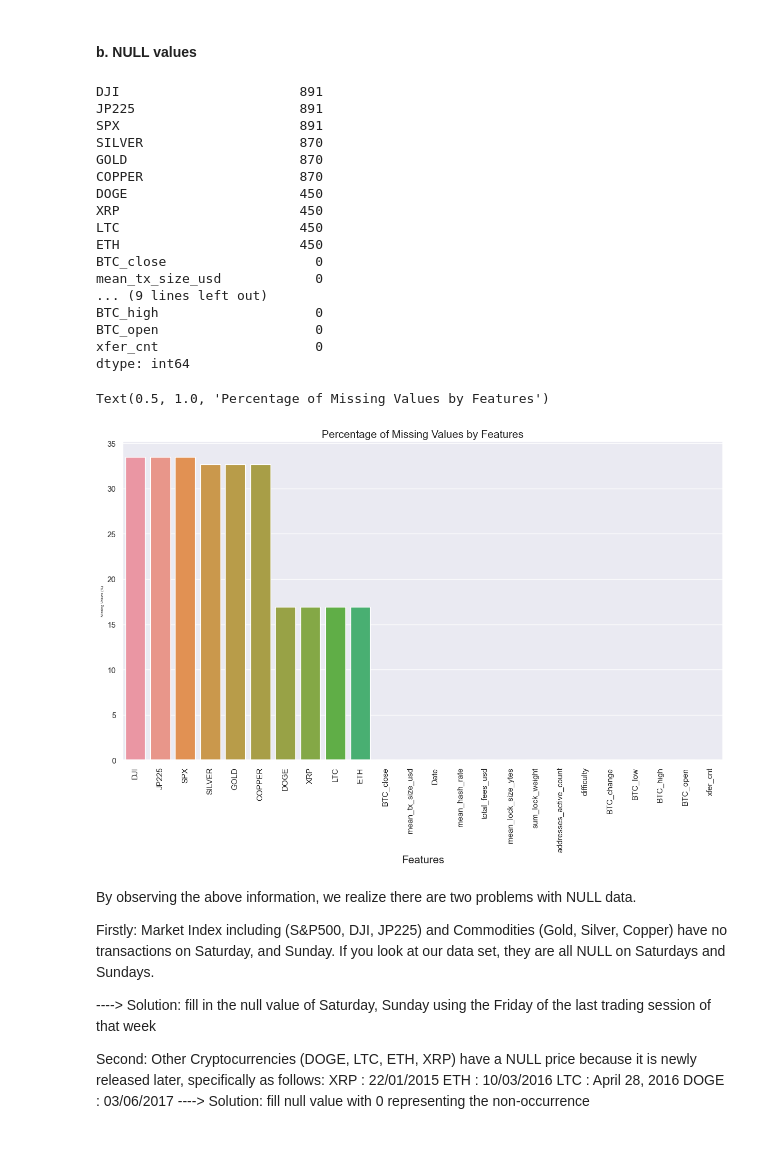
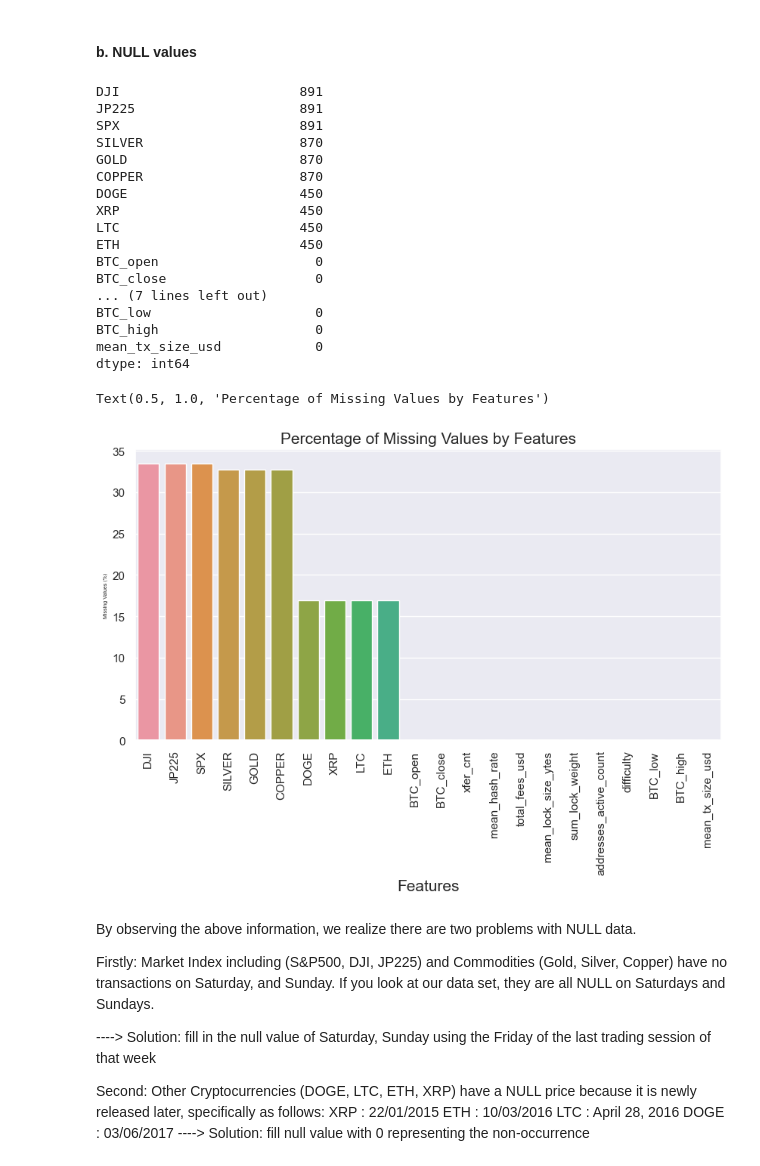
Before and after one commit to lavibula/BitcoinPrediction, a Jupyter notebook: data/pre-processing-raw.ipynb, the cells around one changed output. Drawn from its saved outputs; the diff is of its cells as text; code cells hidden in the pictures.

```diff
--- a/data/pre-processing-raw.ipynb
+++ b/data/pre-processing-raw.ipynb
@@ -188,7 +188,7 @@ df['Date'] = pd.to_datetime(df['Date'], dayfirst=True, errors='coerce')
 # %% [markdown]
 #### b. NULL values
 # %%
-null_count_arr = df.isna().sum()
+null_count_arr = df.drop(['BTC_change', 'Date'], axis = 1).isna().sum()
 print(null_count_arr.sort_values(ascending=False))
 # %% [output]
 DJI                       891
@@ -201,25 +201,25 @@ DOGE                      450
 XRP                       450
 LTC                       450
 ETH                       450
+BTC_open                    0
 BTC_close                   0
+... (7 lines left out)
+BTC_low                     0
+BTC_high                    0
 mean_tx_size_usd            0
-... (9 lines left out)
-BTC_high                    0
-BTC_open                    0
-xfer_cnt                    0
 dtype: int64
 # %%
 # plot the distribution of missing values by 24 features
 null_ratio = (null_count_arr.sort_values(ascending=False)[:24]/df.shape[0])*100
-plt.figure(figsize=(15,8))
+plt.figure(figsize=(10,5))
 plt.xticks(rotation='vertical')
 sns.barplot(x = null_ratio.index, y = null_ratio)
 plt.xlabel('Features', fontsize = 15)
 plt.ylabel('Missing Values (%)', fontsize = 5)
 plt.title('Percentage of Missing Values by Features', fontsize = 15)
 # %% [output]
 Text(0.5, 1.0, 'Percentage of Missing Values by Features')
-[figure, old version]
+[figure, new version]
 # %% [markdown]
 By observing the above information, we realize there are two problems with NULL data.
 
```
Also changed, not shown: parts of 4 cells of this notebook, 3 other files.
